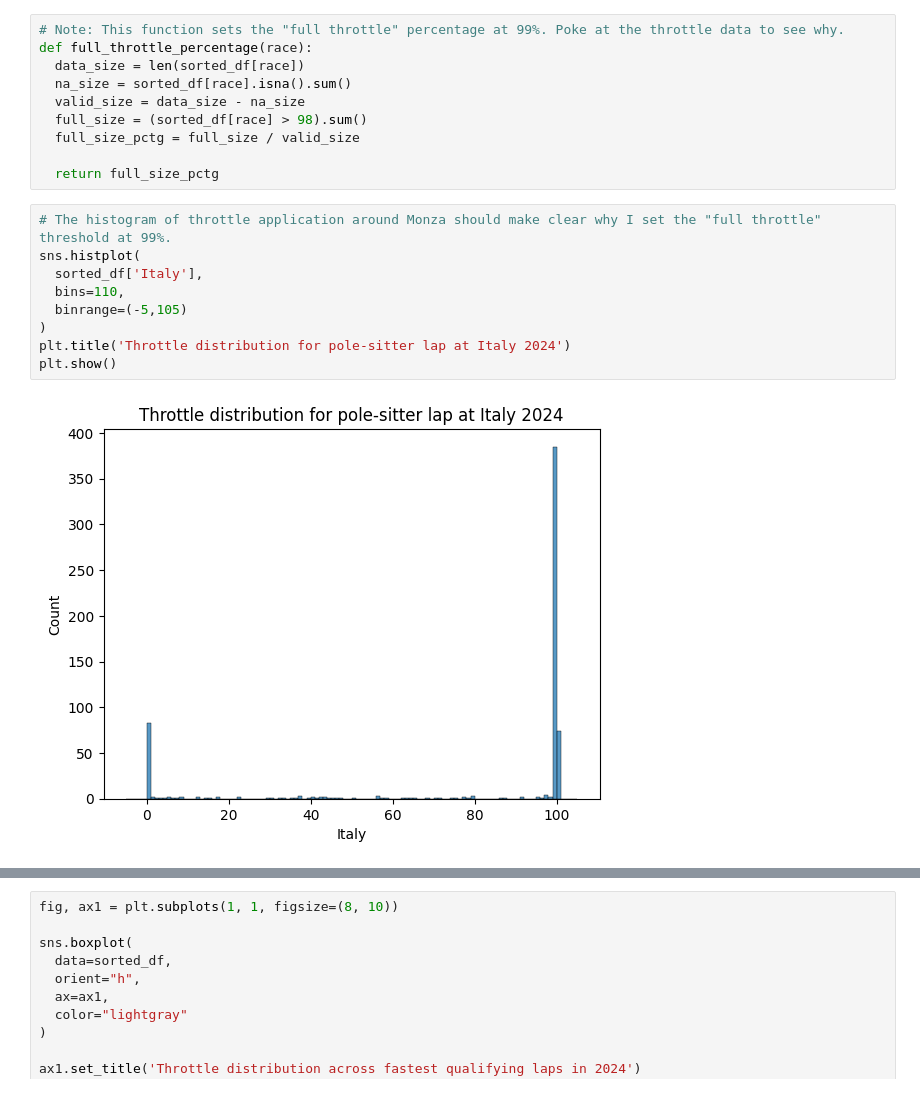
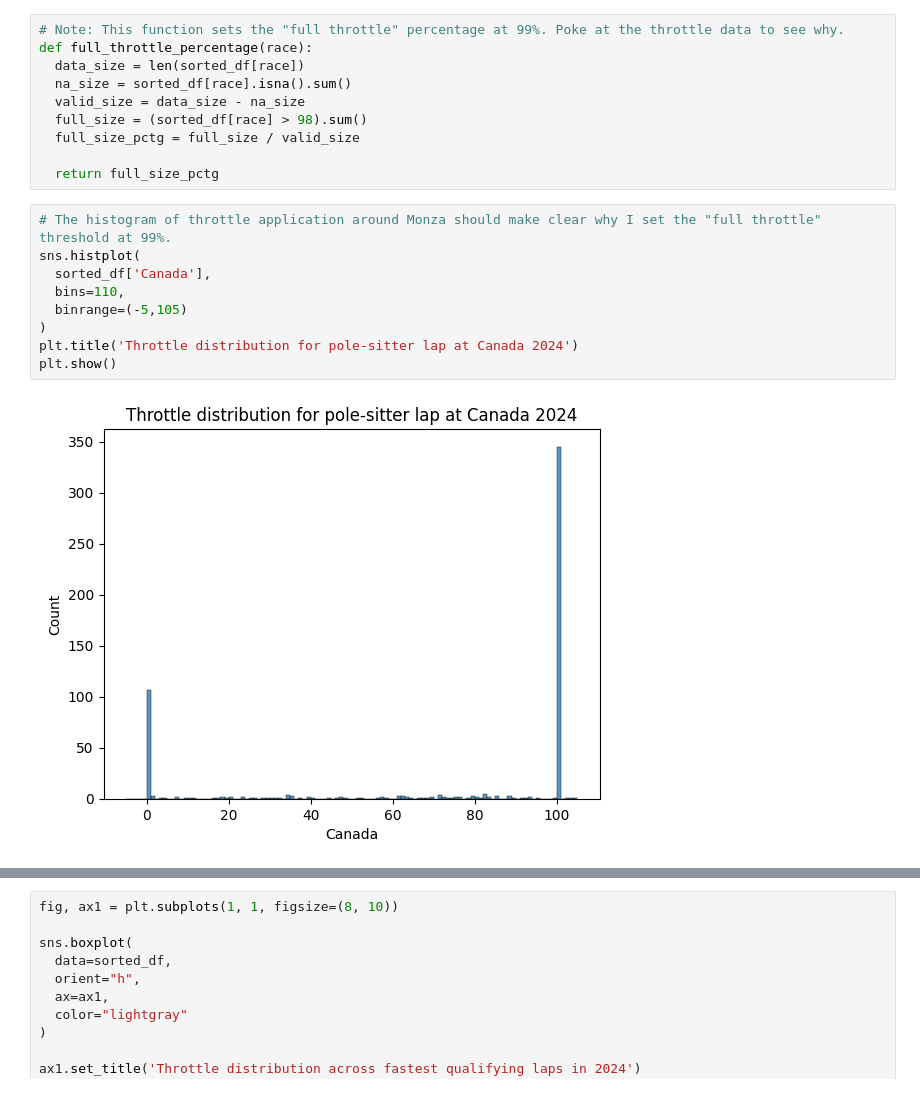
Before and after one commit to matt-bernhardt/f1-notebooks, a Jupyter notebook: notebooks/tracks/throttle-distribution.ipynb, the cells around one changed output, grey strips where cells are left out. Drawn from its saved outputs; the diff is of its cells as text.

Commit message:
Initial setup for Canada 2025

```diff
--- a/notebooks/tracks/throttle-distribution.ipynb
+++ b/notebooks/tracks/throttle-distribution.ipynb
@@ -134,11 +134,11 @@ def full_throttle_percentage(race):
 # %%
 # The histogram of throttle application around Monza should make clear why I set the "full throttle" threshold at 99%.
 sns.histplot(
-  sorted_df['Italy'],
+  sorted_df['Canada'],
   bins=110,
   binrange=(-5,105)
 )
-plt.title('Throttle distribution for pole-sitter lap at Italy 2024')
+plt.title('Throttle distribution for pole-sitter lap at Canada 2024')
 plt.show()
 # %% [output]
-[figure, old version]
+[figure, new version]
```
Also changed, not shown: parts of 4 cells of this notebook, 2 other files.
